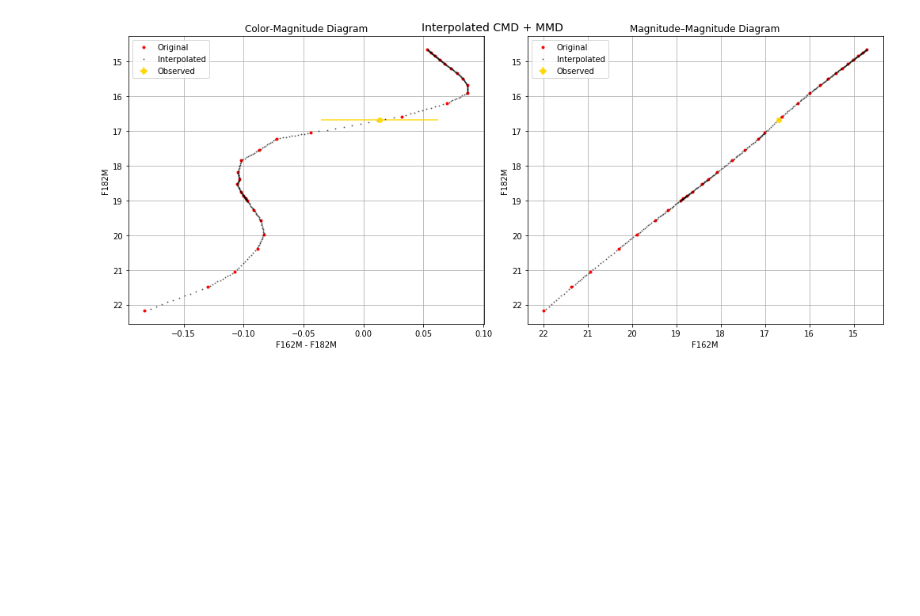
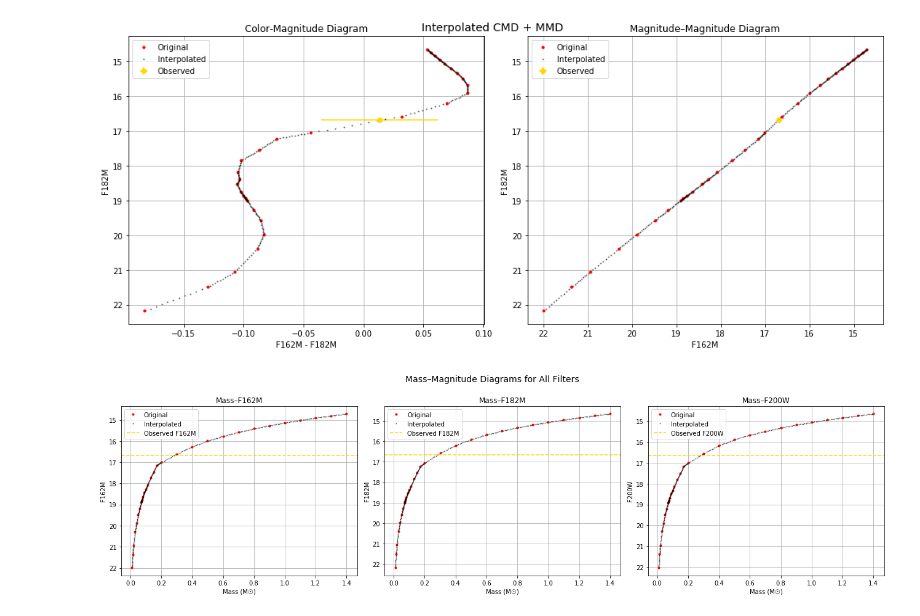
Before and after one commit to zangston/synthetic-cmd-dev, a Jupyter notebook: notebooks/2025/05-26_expanded-baraffe-isochrone/isochrone-interpolation.ipynb, the cells around one changed output. Cells and saved outputs as stored; diff of their text form; code cells hidden in the pictures; blank space fills up the shorter version.

Commit message:
Update interpolated isochrone diagrams

```diff
--- a/notebooks/2025/05-26_expanded-baraffe-isochrone/isochrone-interpolation.ipynb
+++ b/notebooks/2025/05-26_expanded-baraffe-isochrone/isochrone-interpolation.ipynb
@@ -158,6 +165,59 @@ interp_table = interpolate_isochrone(iso, num_interp=10)
 plot_cmd_and_mmd(interp_table, dered_mags, errors, "Interpolated CMD + MMD")
 # %% [output]
 [figure]
+# %%
+# === Mass–Magnitude Diagrams for F162M, F182M, F200W ===
+def plot_mass_diagrams_all_filters(interp_table, dered_mags, title):
+    fig, axes = plt.subplots(1, 3, figsize=(18, 5))
+    ax_f162m, ax_f182m, ax_f200w = axes
+    m162_d, m182_d, m200_d = dered_mags
+
+    # Split by origin
+    original = interp_table[interp_table['is_original']]
+    interp = interp_table[~interp_table['is_original']]
+
+    # --- Mass vs F162M ---
+    ax_f162m.plot(original['mass'], original['m_jwst_F162M'], 'ro', markersize=3, label='Original')
+    ax_f162m.plot(interp['mass'], interp['m_jwst_F162M'], 'k.', markersize=2, alpha=0.5, label='Interpolated')
+    ax_f162m.axhline(m162_d, color='gold', linestyle='--', label='Observed F162M')
+    ax_f162m.set_xlabel("Mass (M☉)")
+    ax_f162m.set_ylabel("F162M")
+    ax_f162m.set_title("Mass–F162M")
+    ax_f162m.invert_yaxis()
+    ax_f162m.grid(True)
+    ax_f162m.legend()
+
+    # --- Mass vs F182M ---
+    ax_f182m.plot(original['mass'], original['m_jwst_F182M'], 'ro', markersize=3, label='Original')
+    ax_f182m.plot(interp['mass'], interp['m_jwst_F182M'], 'k.', markersize=2, alpha=0.5, label='Interpolated')
+    ax_f182m.axhline(m182_d, color='gold', linestyle='--', label='Observed F182M')
+    ax_f182m.set_xlabel("Mass (M☉)")
+    ax_f182m.set_ylabel("F182M")
+    ax_f182m.set_title("Mass–F182M")
+    ax_f182m.invert_yaxis()
+    ax_f182m.grid(True)
+    ax_f182m.legend()
+
+    # --- Mass vs F200W ---
+    ax_f200w.plot(original['mass'], original['m_jwst_F200W'], 'ro', markersize=3, label='Original')
+    ax_f200w.plot(interp['mass'], interp['m_jwst_F200W'], 'k.', markersize=2, alpha=0.5, label='Interpolated')
+    ax_f200w.axhline(m200_d, color='gold', linestyle='--', label='Observed F200W')
+    ax_f200w.set_xlabel("Mass (M☉)")
+    ax_f200w.set_ylabel("F200W")
+    ax_f200w.set_title("Mass–F200W")
+    ax_f200w.invert_yaxis()
+    ax_f200w.grid(True)
+    ax_f200w.legend()
+
+    fig.suptitle(title, fontsize=14, y=1.02)  # Move title up
+    plt.tight_layout()
+    plt.subplots_adjust(top=0.88)  # Give space for suptitle
+    plt.show()
+
+# Call the function
+plot_mass_diagrams_all_filters(interp_table, dered_mags, "Mass–Magnitude Diagrams for All Filters")
+# %% [output]
+[figure, added]
 # %%
 fig, (ax1, ax2) = plt.subplots(1, 2, figsize=(16, 6))
 cmap = plt.get_cmap("coolwarm")
```
Also changed, not shown: parts of 1 cell of this notebook.
